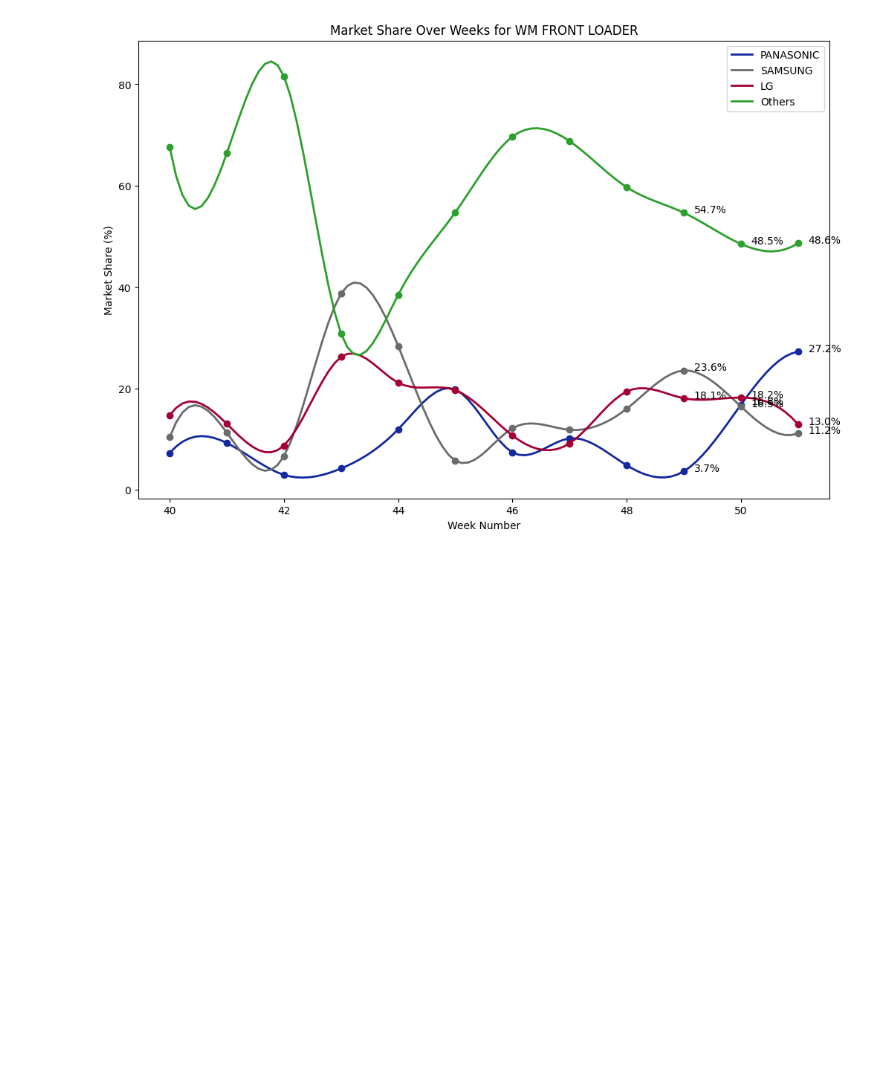
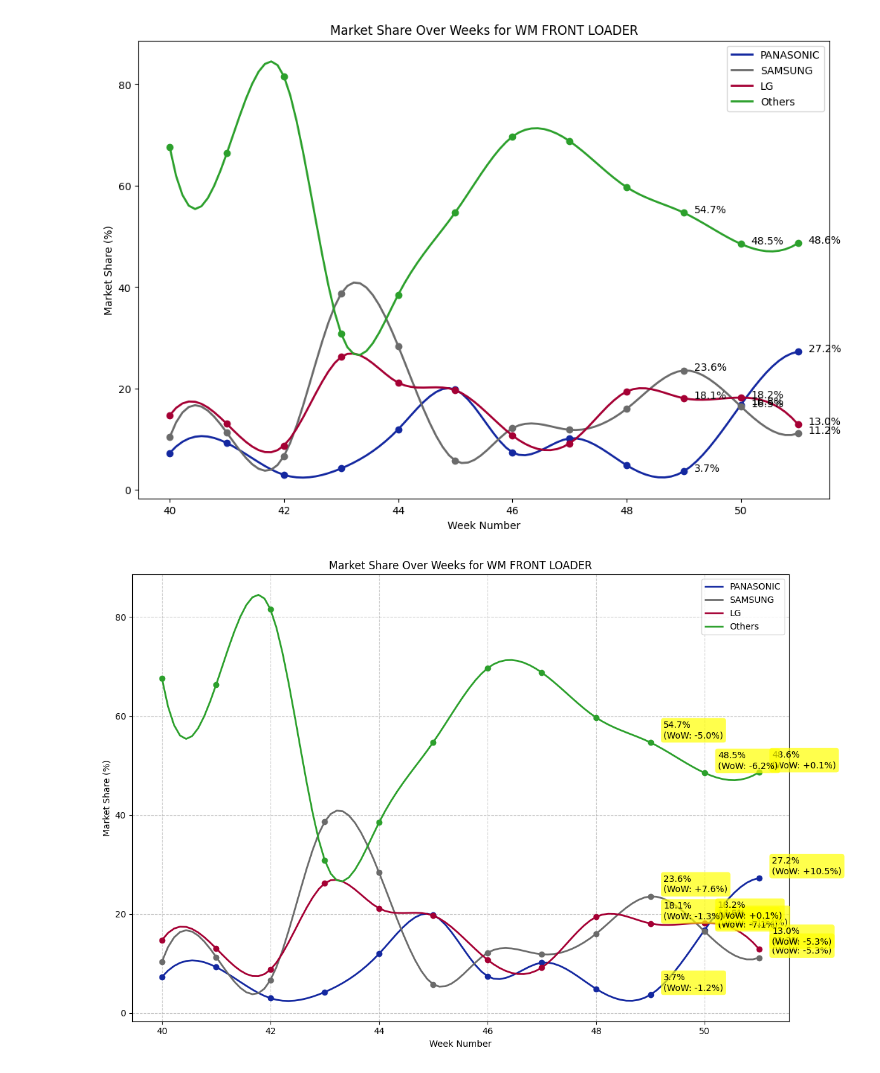
Before and after one commit to Chachu1/excel_work, a Jupyter notebook: graph.ipynb, the cells around one changed output. Saved outputs shown, nothing was run; the diff lists cells and outputs as text; code cells hidden in the pictures; blank space fills up the shorter version.

```diff
--- a/graph.ipynb
+++ b/graph.ipynb
@@ -258,3 +264,58 @@ plt.legend()
 plt.show()
 # %% [output]
 [figure]
+# %%
+import matplotlib.pyplot as plt
+from scipy.interpolate import interp1d
+import numpy as np
+
+# Plot the market share line chart
+plt.figure(figsize=(12, 8))
+
+for vendor in melted_data['VendorName'].unique():
+    vendor_data = melted_data[melted_data['VendorName'] == vendor].sort_values('Week_Num')
+    x = vendor_data['Week_Num'].values
+    y = vendor_data['Market_Share'].values
+
+    # Get color for this vendor, default to automatic if not specified
+    color = vendor_colors.get(vendor, None)
+
+    if len(x) > 1:
+        # Smooth the line using cubic interpolation
+        f = interp1d(x, y, kind='cubic')
+        x_new = np.linspace(x.min(), x.max(), 100)
+        y_new = f(x_new)
+        line, = plt.plot(x_new, y_new, label=vendor, linewidth=2, color=color)
+        # Add markers on original points
+        plt.plot(x, y, 'o', color=line.get_color(), markersize=6)
+    else:
+        plt.plot(x, y, label=vendor, marker='o', linewidth=2, markersize=6, color=color)
+
+    # Add data labels to the last 3 datapoints with change from previous
+    last_n = min(3, len(x))  # Handle cases where there are fewer than 3 points
+    for i in range(last_n):
+        idx = -(i + 1)  # This gives us -1, -2, -3
+        label_x = x[idx]
+        label_y = y[idx]
+        label_text = f'{label_y:.1f}%'
+
+        # Calculate WoW change (compare with the point before this one)
+        if len(x) + idx > 0:  # Check if there's a previous point
+            prev_idx = idx - 1
+            change = label_y - y[prev_idx]
+            label_text += f'\n(WoW: {change:+.1f}%)'
+
+        # Increased fontsize and adjusted xytext for better visibility
+        plt.annotate(label_text, (label_x, label_y), textcoords="offset points",
+                    xytext=(15, 5), ha='left', fontsize=10,
+                    bbox=dict(boxstyle="round,pad=0.3", fc="yellow", ec="b", lw=0, alpha=0.7))
+
+plt.title('Market Share Over Weeks for WM FRONT LOADER')
+plt.xlabel('Week Number')
+plt.ylabel('Market Share (%)')
+plt.legend()
+plt.grid(True, linestyle='--', alpha=0.7)
+plt.tight_layout()
+plt.show()
+# %% [output]
+[figure, added]
```
Also changed, not shown: parts of 2 cells of this notebook.
